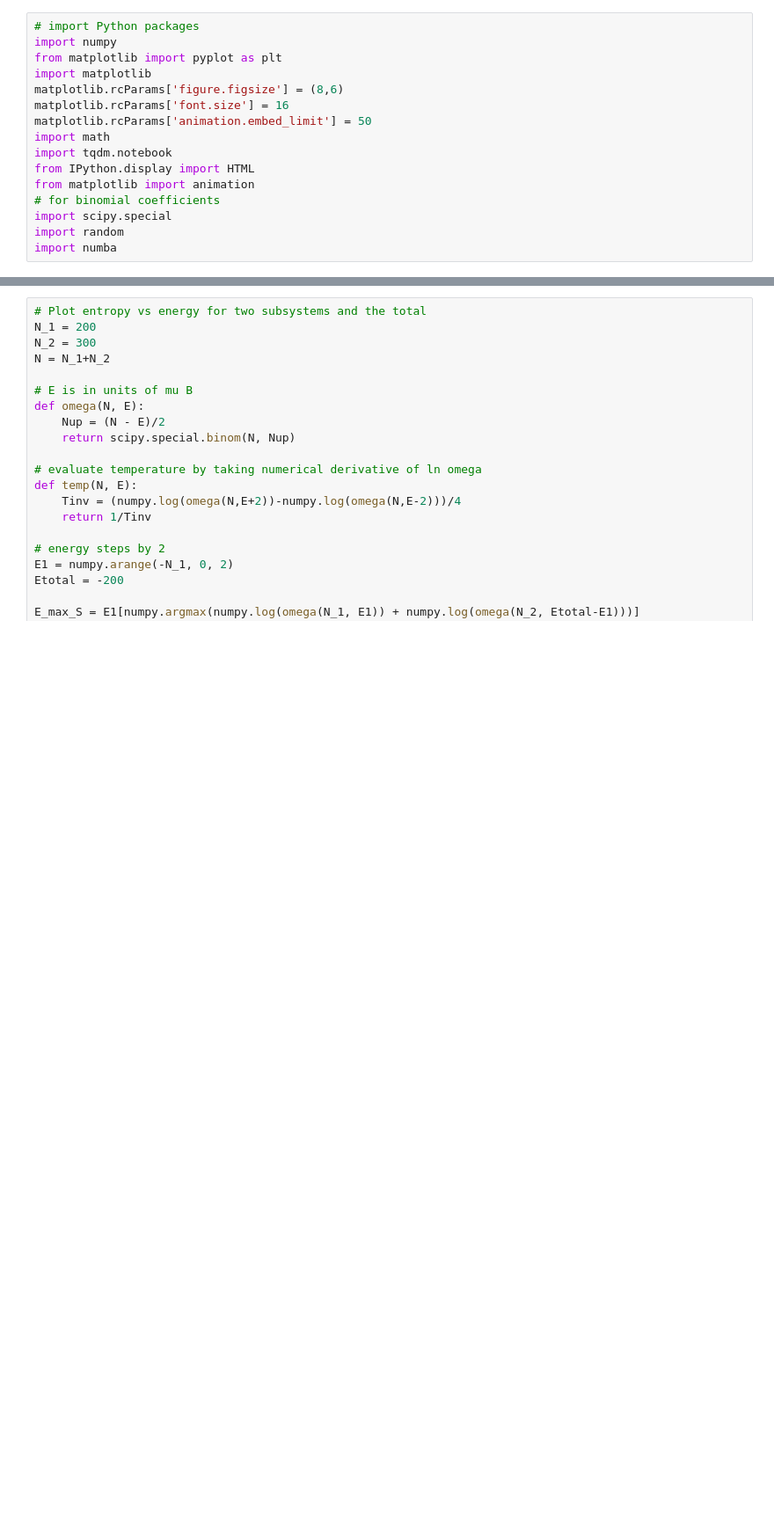
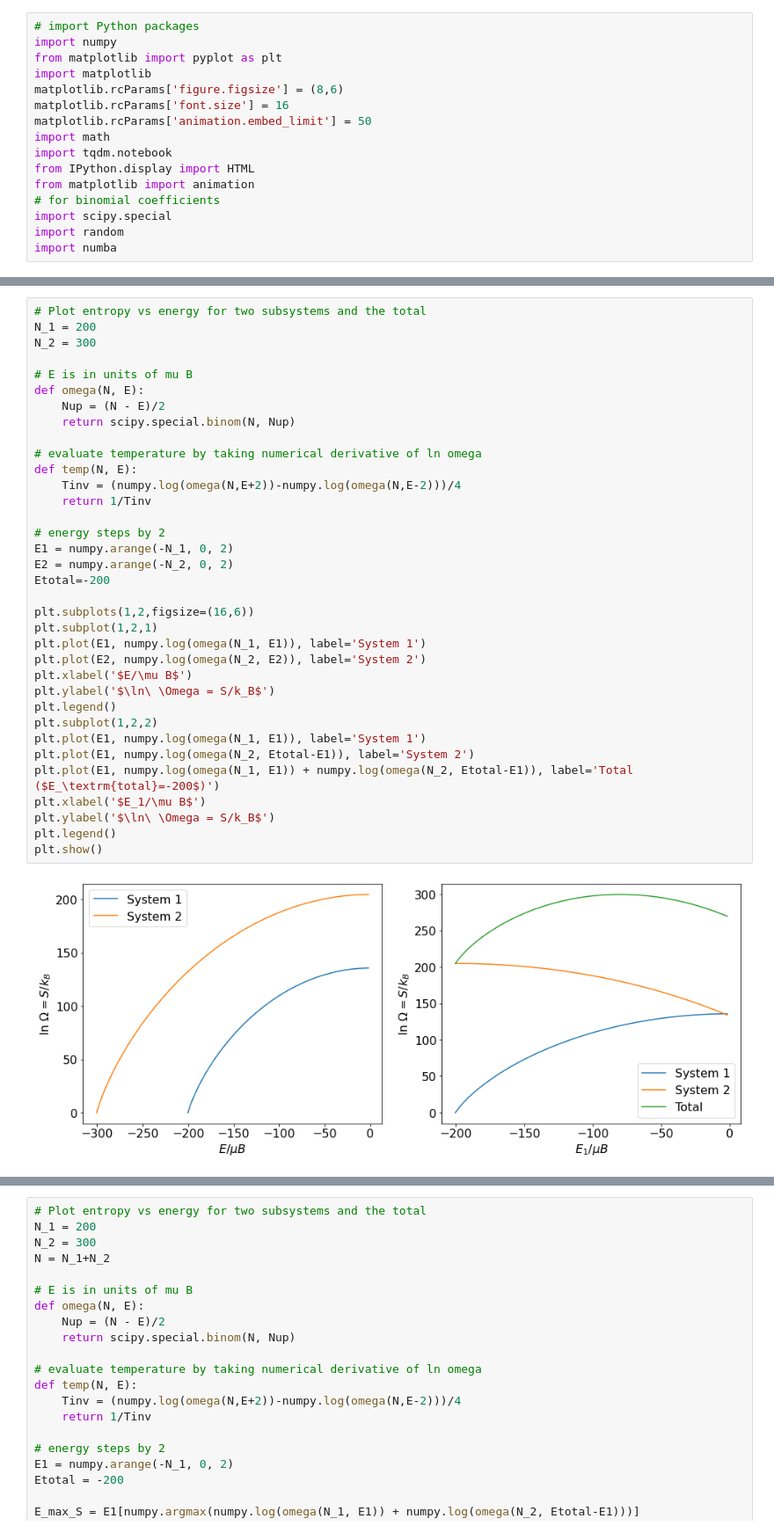
Before and after one commit to ponyisi/phy_355_fall2021, a Jupyter notebook: 7 - Spin Systems and the Microcanonical Ensemble.ipynb, the cells around one changed output, grey strips where cells are left out. Shown at 88% size. Drawn from its saved outputs; the diff is of its cells as text; blank space fills up the shorter version.

```diff
--- a/7 - Spin Systems and the Microcanonical Ensemble.ipynb
+++ b/7 - Spin Systems and the Microcanonical Ensemble.ipynb
@@ -149,0 +131,37 @@ import numba
+# %%
+# Plot entropy vs energy for two subsystems and the total
+N_1 = 200
+N_2 = 300
+
+# E is in units of mu B
+def omega(N, E):
+    Nup = (N - E)/2
+    return scipy.special.binom(N, Nup)
+
+# evaluate temperature by taking numerical derivative of ln omega
+def temp(N, E):
+    Tinv = (numpy.log(omega(N,E+2))-numpy.log(omega(N,E-2)))/4
+    return 1/Tinv
+
+# energy steps by 2
+E1 = numpy.arange(-N_1, 0, 2)
+E2 = numpy.arange(-N_2, 0, 2)
+Etotal=-200
+
+plt.subplots(1,2,figsize=(16,6))
+plt.subplot(1,2,1)
+plt.plot(E1, numpy.log(omega(N_1, E1)), label='System 1')
+plt.plot(E2, numpy.log(omega(N_2, E2)), label='System 2')
+plt.xlabel('$E/\mu B$')
+plt.ylabel('$\ln\ \Omega = S/k_B$')
+plt.legend()
+plt.subplot(1,2,2)
+plt.plot(E1, numpy.log(omega(N_1, E1)), label='System 1')
+plt.plot(E1, numpy.log(omega(N_2, Etotal-E1)), label='System 2')
+plt.plot(E1, numpy.log(omega(N_1, E1)) + numpy.log(omega(N_2, Etotal-E1)), label='Total ($E_\textrm{total}=-200$)')
+plt.xlabel('$E_1/\mu B$')
+plt.ylabel('$\ln\ \Omega = S/k_B$')
+plt.legend()
+plt.show()
+# %% [output]
+[figure, added]
```
Also changed, not shown: parts of 6 cells of this notebook, 1 other file.
